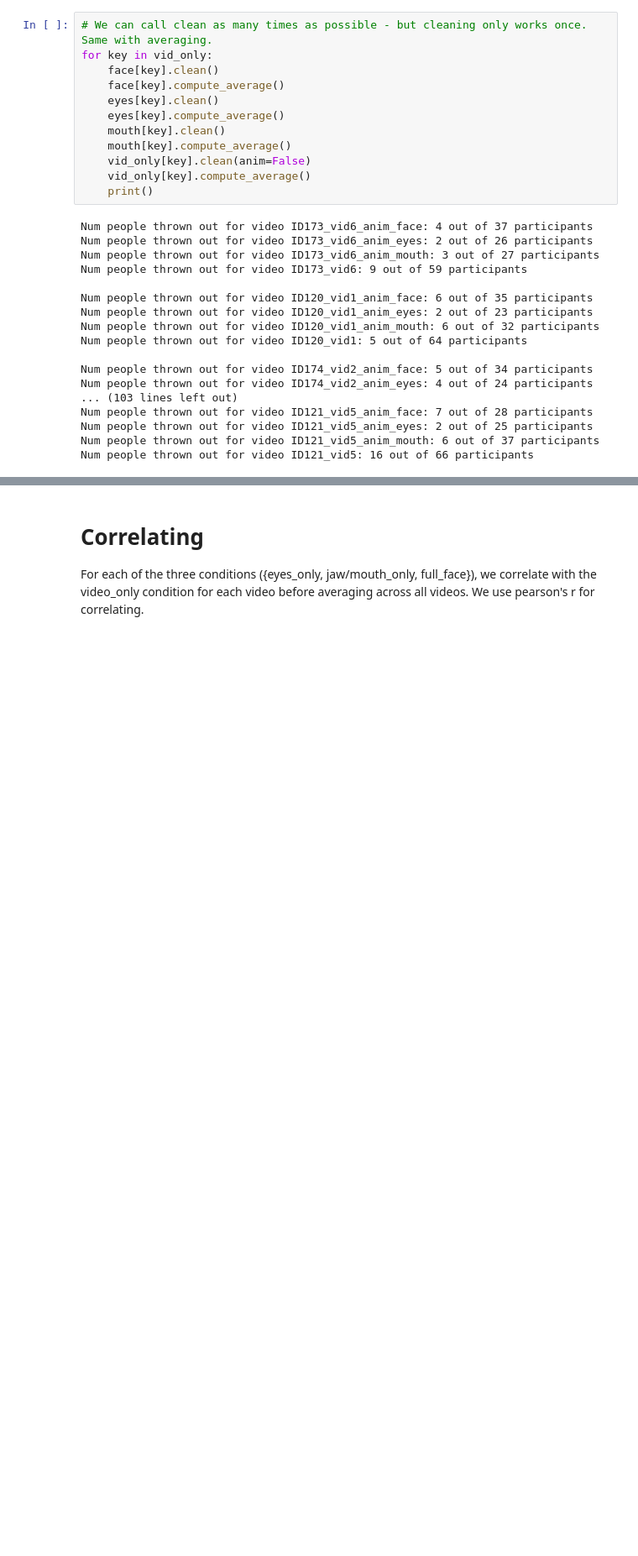
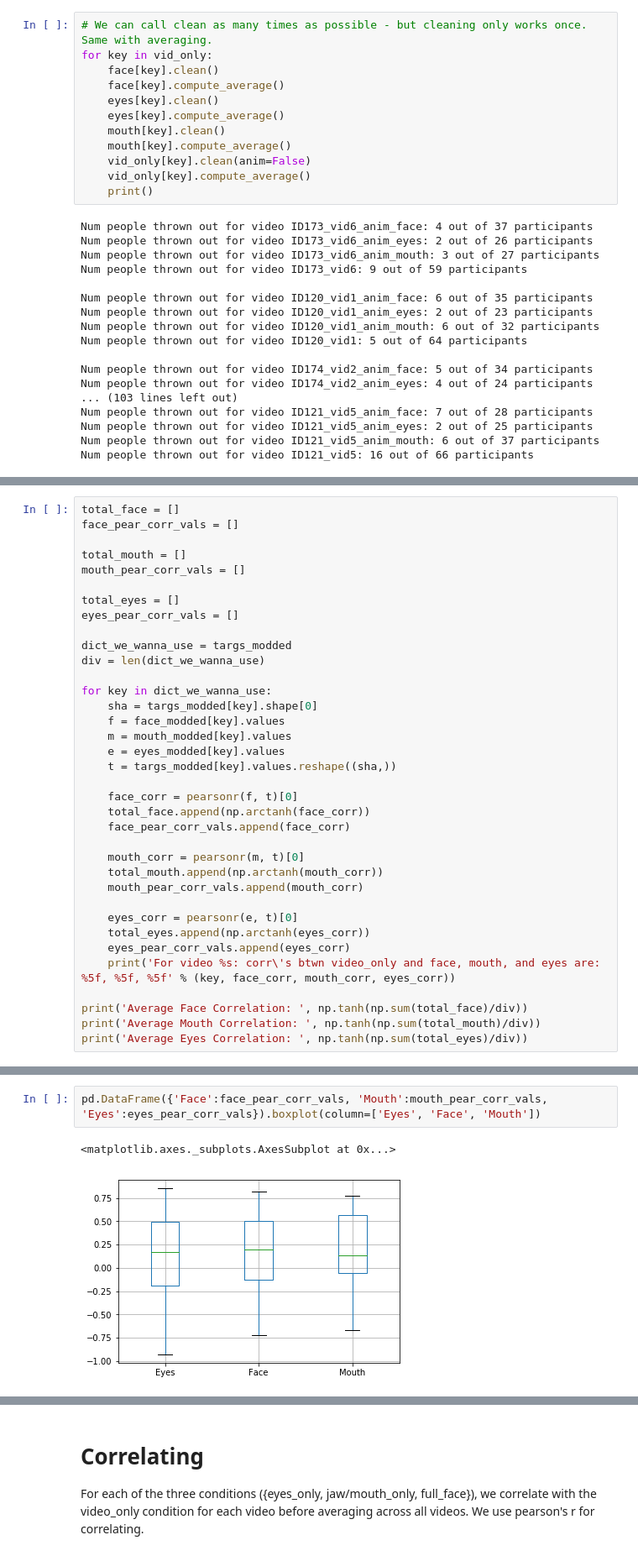
Before and after one commit to SmithLMichael/AnimateTheFace, a Jupyter notebook: animation_correlations.ipynb, the cells around one changed output, grey strips where cells are left out. Shown: that part at 84% size. Drawn from its saved outputs; the diff is of its cells as text; blank space fills up the shorter version.

```diff
--- a/animation_correlations.ipynb
+++ b/animation_correlations.ipynb
@@ -108,0 +218,36 @@ Num people thrown out for video ID121_vid5: 16 out of 66 participants
+# %%
+total_face = []
+face_pear_corr_vals = []
+
+total_mouth = []
+mouth_pear_corr_vals = []
+
+total_eyes = []
+eyes_pear_corr_vals = []
+
+dict_we_wanna_use = targs_modded
+div = len(dict_we_wanna_use)
+
+for key in dict_we_wanna_use:
+    sha = targs_modded[key].shape[0]
+    f = face_modded[key].values
+    m = mouth_modded[key].values
+    e = eyes_modded[key].values
+    t = targs_modded[key].values.reshape((sha,))
+
+    face_corr = pearsonr(f, t)[0]
+    total_face.append(np.arctanh(face_corr))
+    face_pear_corr_vals.append(face_corr)
+
+    mouth_corr = pearsonr(m, t)[0]
+    total_mouth.append(np.arctanh(mouth_corr))
+    mouth_pear_corr_vals.append(mouth_corr)
+
+    eyes_corr = pearsonr(e, t)[0]
+    total_eyes.append(np.arctanh(eyes_corr))
+    eyes_pear_corr_vals.append(eyes_corr)
+    print('For video %s: corr\'s btwn video_only and face, mouth, and eyes are: %5f, %5f, %5f' % (key, face_corr, mouth_corr, eyes_corr))
+
+print('Average Face Correlation: ', np.tanh(np.sum(total_face)/div))
+print('Average Mouth Correlation: ', np.tanh(np.sum(total_mouth)/div))
+print('Average Eyes Correlation: ', np.tanh(np.sum(total_eyes)/div))
@@ -108,0 +272,5 @@ Num people thrown out for video ID121_vid5: 16 out of 66 participants
+# %%
+pd.DataFrame({'Face':face_pear_corr_vals, 'Mouth':mouth_pear_corr_vals, 'Eyes':eyes_pear_corr_vals}).boxplot(column=['Eyes', 'Face', 'Mouth'])
+# %% [output]
+<matplotlib.axes._subplots.AxesSubplot at 0x...>
+[figure, added]
```
Also changed, not shown: parts of 15 cells of this notebook.
